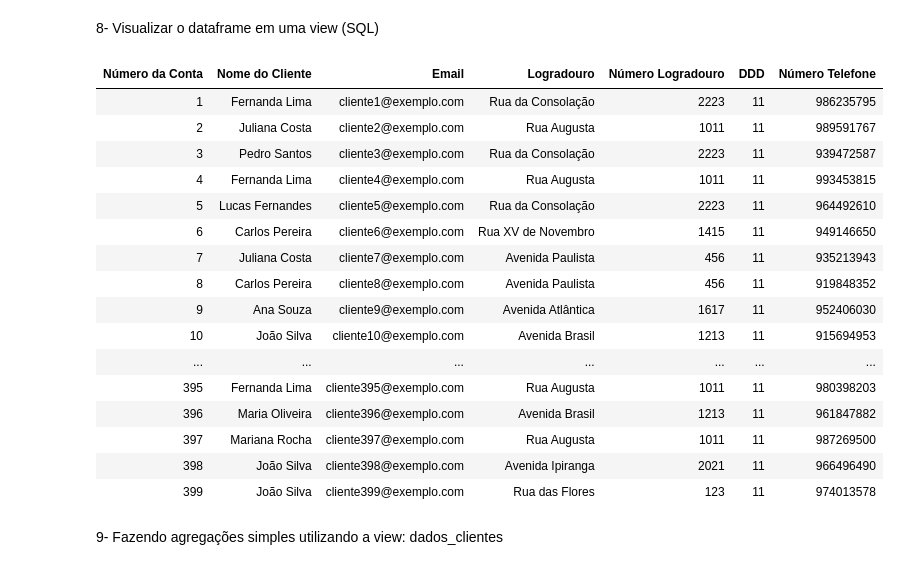
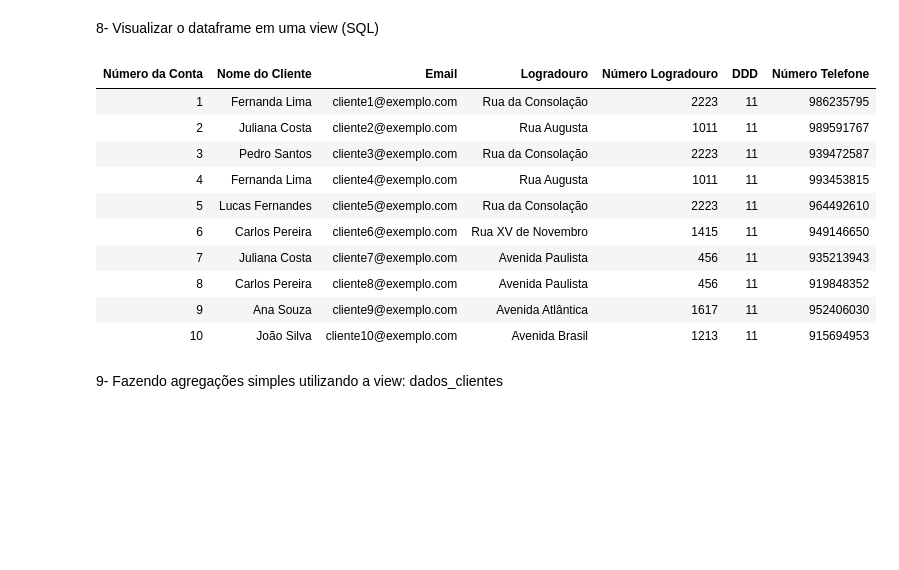
Before and after one commit to amandah-coslo-nttdata/ingestao-dados-csv, a Jupyter notebook: pt2-ingestao_dados_csv-costumer.ipynb, the cells around one changed output. Drawn from its saved outputs; the diff is of its cells as text; code cells hidden in the pictures; blank space fills up the shorter version.

```diff
--- a/pt2-ingestao_dados_csv-costumer.ipynb
+++ b/pt2-ingestao_dados_csv-costumer.ipynb
@@ -278,25 +294,21 @@ df_customer.createOrReplaceTempView("dados_clientes")
 # %%
 %sql
 -- Visualizar a view
-SELECT * FROM dados_clientes
+SELECT *
+FROM dados_clientes
+LIMIT 10;
 # %% [output]
 | Número da Conta | Nome do Cliente | Email | Logradouro | Número Logradouro | DDD | Número Telefone |
 | 1 | Fernanda Lima | cliente1@exemplo.com | Rua da Consolação | 2223 | 11 | 986235795 |
 | 2 | Juliana Costa | cliente2@exemplo.com | Rua Augusta | 1011 | 11 | 989591767 |
 | 3 | Pedro Santos | cliente3@exemplo.com | Rua da Consolação | 2223 | 11 | 939472587 |
 | 4 | Fernanda Lima | cliente4@exemplo.com | Rua Augusta | 1011 | 11 | 993453815 |
 | 5 | Lucas Fernandes | cliente5@exemplo.com | Rua da Consolação | 2223 | 11 | 964492610 |
 | 6 | Carlos Pereira | cliente6@exemplo.com | Rua XV de Novembro | 1415 | 11 | 949146650 |
 | 7 | Juliana Costa | cliente7@exemplo.com | Avenida Paulista | 456 | 11 | 935213943 |
 | 8 | Carlos Pereira | cliente8@exemplo.com | Avenida Paulista | 456 | 11 | 919848352 |
 | 9 | Ana Souza | cliente9@exemplo.com | Avenida Atlântica | 1617 | 11 | 952406030 |
 | 10 | João Silva | cliente10@exemplo.com | Avenida Brasil | 1213 | 11 | 915694953 |
-| ... | ... | ... | ... | ... | ... | ... |
-| 395 | Fernanda Lima | cliente395@exemplo.com | Rua Augusta | 1011 | 11 | 980398203 |
-| 396 | Maria Oliveira | cliente396@exemplo.com | Avenida Brasil | 1213 | 11 | 961847882 |
-| 397 | Mariana Rocha | cliente397@exemplo.com | Rua Augusta | 1011 | 11 | 987269500 |
-| 398 | João Silva | cliente398@exemplo.com | Avenida Ipiranga | 2021 | 11 | 966496490 |
-| 399 | João Silva | cliente399@exemplo.com | Rua das Flores | 123 | 11 | 974013578 |
 # %% [markdown]
 9- Fazendo agregações simples utilizando a view: dados_clientes
 # %%
```
Also changed, not shown: parts of 11 cells of this notebook, 2 other files.
